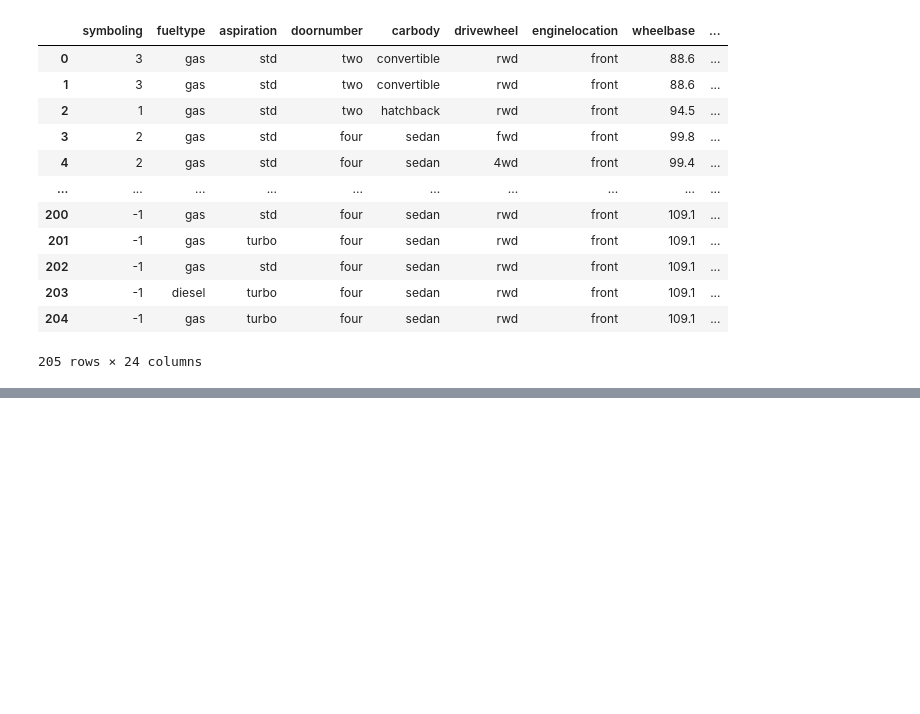
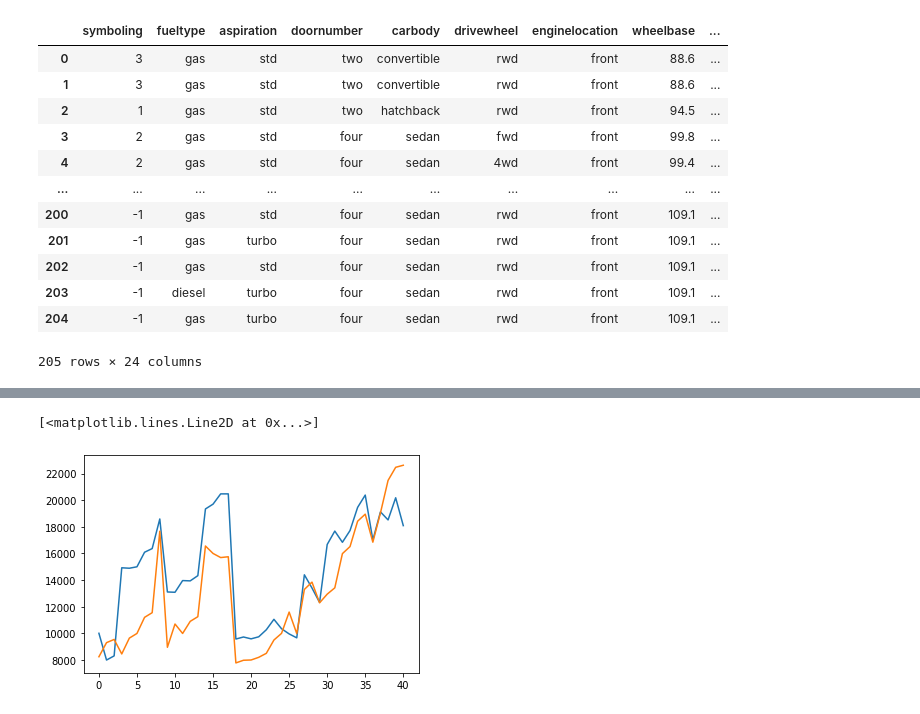
Before and after one commit to oscj/car-price-lin-reg, a Jupyter notebook: modelling.ipynb, the cells around one changed output, grey strips where cells are left out. Cells and saved outputs as stored; diff of their text form; code cells hidden in the pictures; blank space fills up the shorter version.

```diff
--- a/modelling.ipynb
+++ b/modelling.ipynb
@@ -47,0 +195,9 @@ car_data
+# %%
+# Now, use model on test data and see how it performs:
+test_predictions = model(X_test)
+
+plt.plot(test_predictions.detach().numpy())
+plt.plot(Y_test.detach().numpy())
+# %% [output]
+[<matplotlib.lines.Line2D at 0x...>]
+[figure, added]
```
Also changed, not shown: parts of 24 cells of this notebook, 1 other file.
